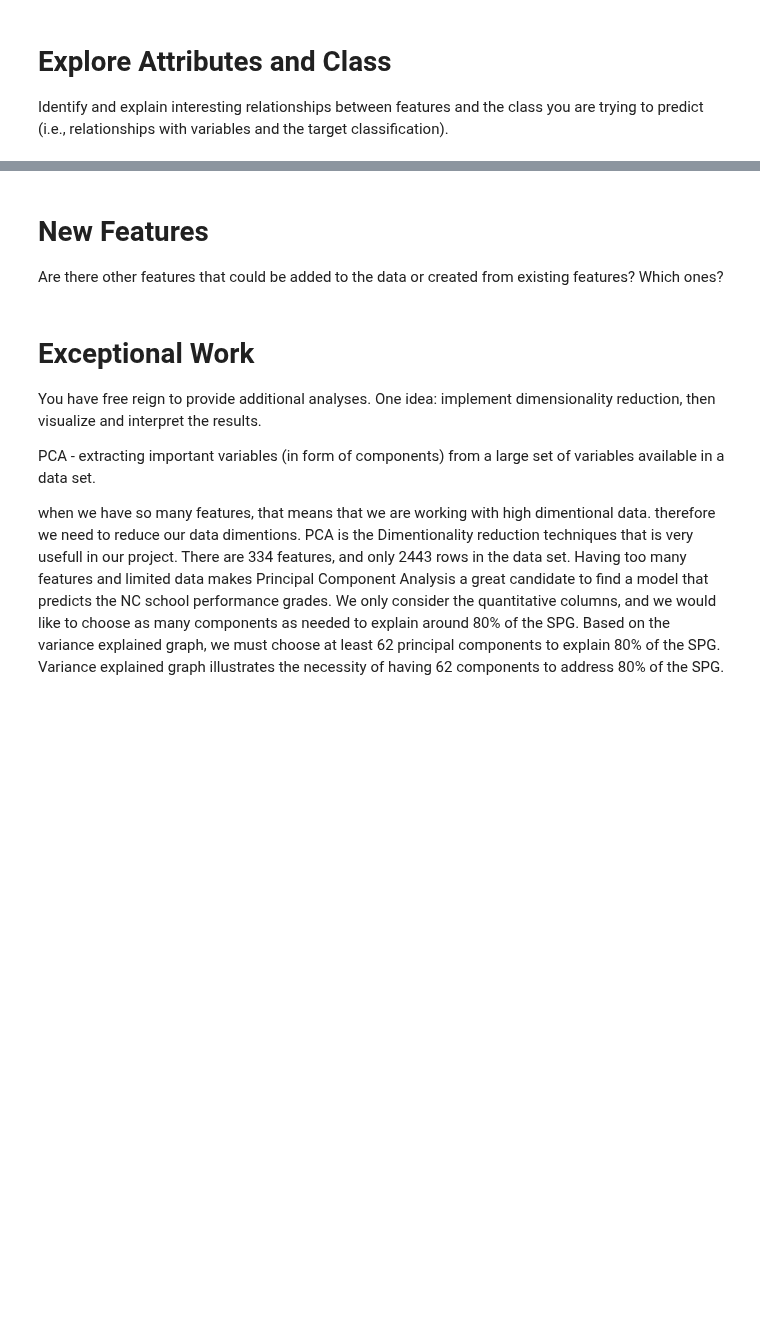
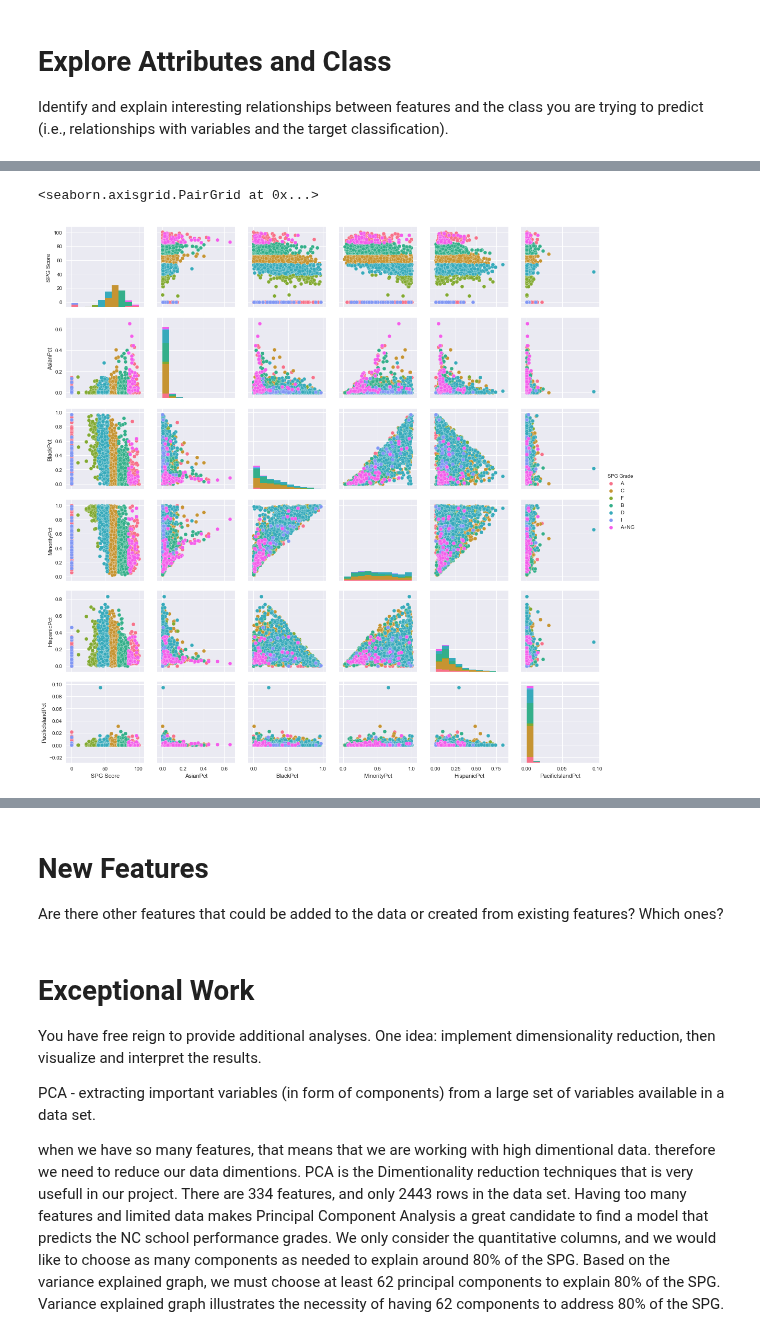
Before and after one commit to stmillett/MSDS7331_NorthCarolinaDataset, a Jupyter notebook: Data Mining - Lab 1.ipynb, the cells around one changed output, grey strips where cells are left out. Drawn from its saved outputs; the diff is of its cells as text; code cells hidden in the pictures; blank space fills up the shorter version.

```diff
--- a/Data Mining - Lab 1.ipynb
+++ b/Data Mining - Lab 1.ipynb
@@ -622,3 +689,7 @@ sns.pairplot(expense, hue='SPG Grade');
 # %%
-minority=school_data[['SPG Score', 'SPG Grade', 'Asian', 'Black', 'Minority', 'Hispanic']]
-sns.pairplot(minority, hue='SPG Grade');
+minority=school_data[['SPG Score', 'SPG Grade', 'AsianPct', 'BlackPct',
+                      'MinorityPct', 'HispanicPct', 'PacificIslandPct']]
+sns.pairplot(minority, hue='SPG Grade')
+# %% [output]
+<seaborn.axisgrid.PairGrid at 0x...>
+[figure, added]
```
Also changed, not shown: parts of 25 cells of this notebook.
